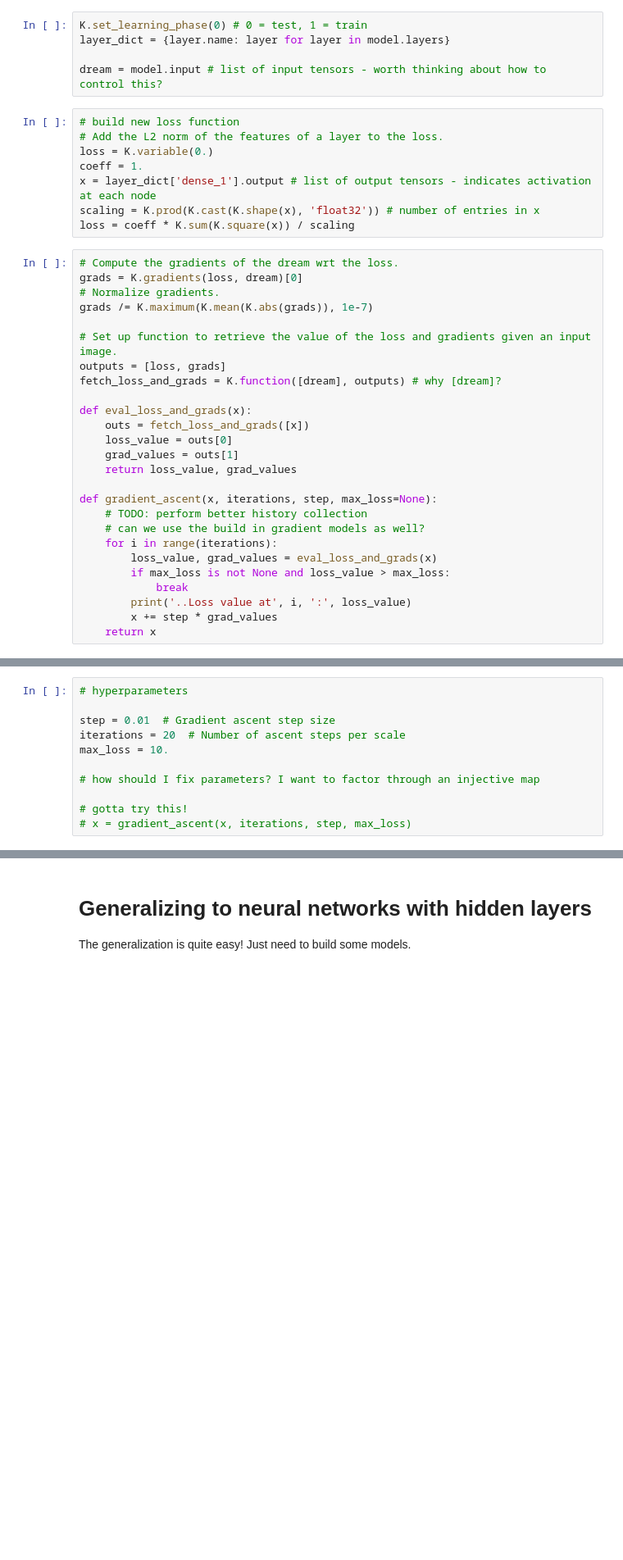
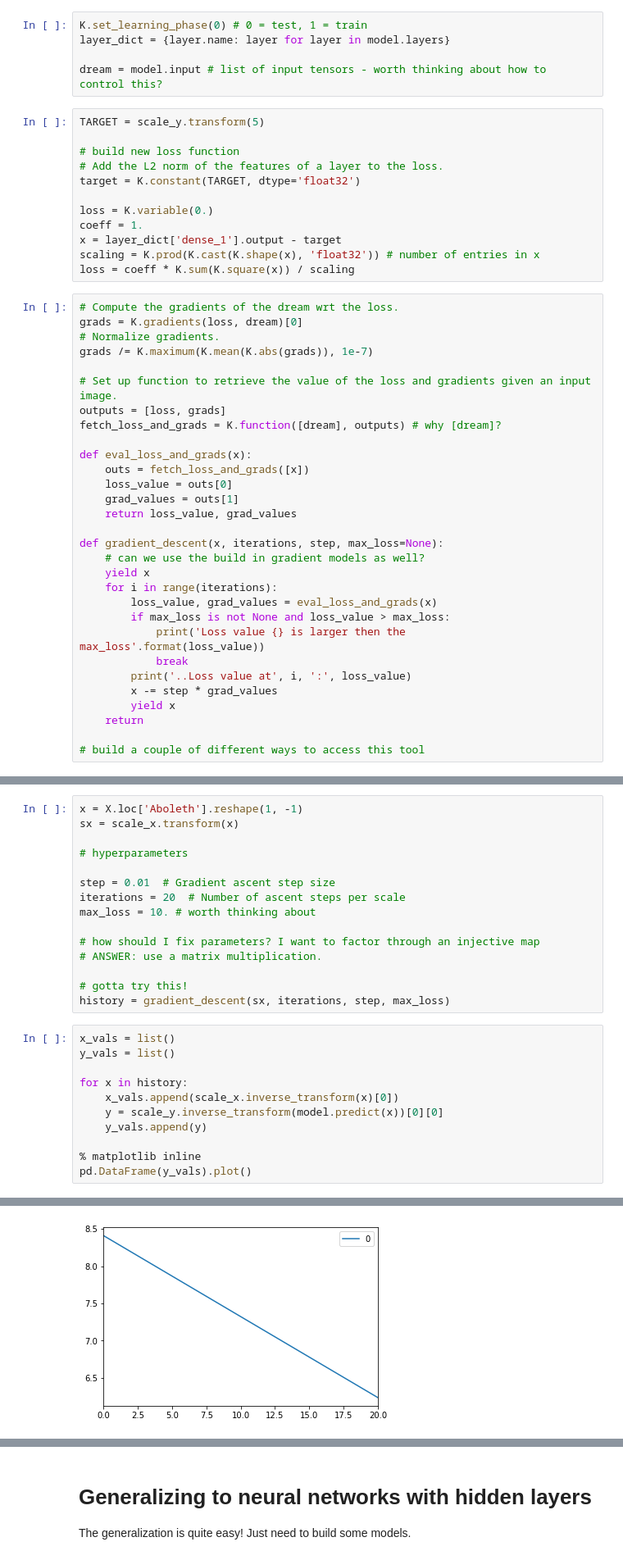
Before and after one commit to wisygig/cr, a Jupyter notebook: Simple neural network.ipynb, the cells around one changed output, grey strips where cells are left out. Shown at 82% size. Cells and saved outputs as stored; diff of their text form; blank space fills up the shorter version.

```diff
--- a/Simple neural network.ipynb
+++ b/Simple neural network.ipynb
@@ -173,11 +177,15 @@ layer_dict = {layer.name: layer for layer in model.layers}
 
 dream = model.input # list of input tensors - worth thinking about how to control this?
 # %%
+TARGET = scale_y.transform(5)
+
 # build new loss function
 # Add the L2 norm of the features of a layer to the loss.
+target = K.constant(TARGET, dtype='float32')
+
 loss = K.variable(0.)
 coeff = 1.
-x = layer_dict['dense_1'].output # list of output tensors - indicates activation at each node
+x = layer_dict['dense_1'].output - target
 scaling = K.prod(K.cast(K.shape(x), 'float32')) # number of entries in x
 loss = coeff * K.sum(K.square(x)) / scaling
 # %%
@@ -196,13 +204,17 @@ def eval_loss_and_grads(x):
     grad_values = outs[1]
     return loss_value, grad_values
 
-def gradient_ascent(x, iterations, step, max_loss=None):
-    # TODO: perform better history collection
+def gradient_descent(x, iterations, step, max_loss=None):
     # can we use the build in gradient models as well?
+    yield x
     for i in range(iterations):
         loss_value, grad_values = eval_loss_and_grads(x)
         if max_loss is not None and loss_value > max_loss:
+            print('Loss value {} is larger then the max_loss'.format(loss_value))
             break
         print('..Loss value at', i, ':', loss_value)
-        x += step * grad_values
-    return x
+        x -= step * grad_values
+        yield x
+    return
+
+# build a couple of different ways to access this tool
@@ -209,11 +231,27 @@ def gradient_ascent(x, iterations, step, max_loss=None):
 # %%
+x = X.loc['Aboleth'].reshape(1, -1)
+sx = scale_x.transform(x)
+
 # hyperparameters
 
 step = 0.01  # Gradient ascent step size
 iterations = 20  # Number of ascent steps per scale
-max_loss = 10.
+max_loss = 10. # worth thinking about
 
 # how should I fix parameters? I want to factor through an injective map
+# ANSWER: use a matrix multiplication.
 
 # gotta try this!
-# x = gradient_ascent(x, iterations, step, max_loss)
+history = gradient_descent(sx, iterations, step, max_loss)
+# %%
+x_vals = list()
+y_vals = list()
+
+for x in history:
+    x_vals.append(scale_x.inverse_transform(x)[0])
+    y = scale_y.inverse_transform(model.predict(x))[0][0]
+    y_vals.append(y)
+
+% matplotlib inline
+pd.DataFrame(y_vals).plot()
+# %% [output]
@@ -219,0 +279 @@ max_loss = 10.
+[figure, added]
```
Also changed, not shown: parts of 8 cells of this notebook.
